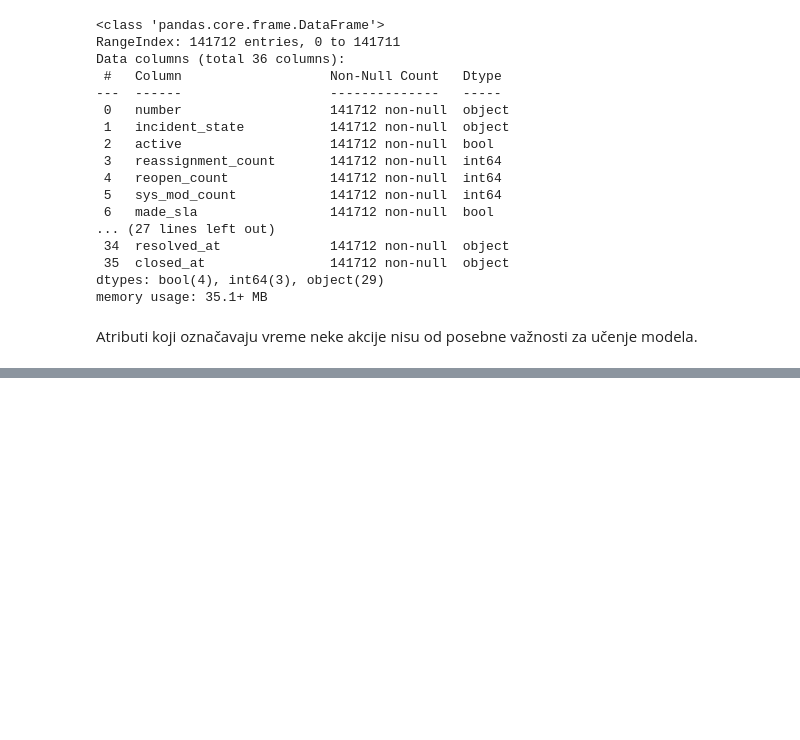
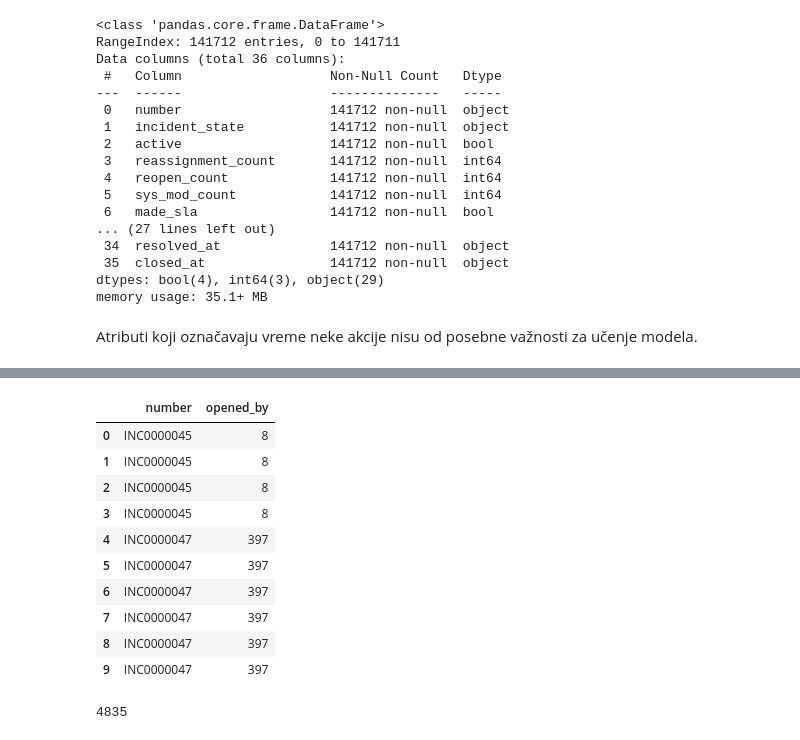
Before and after one commit to kunict11/GCN-Ticket-Reassignment-Prediction, a Jupyter notebook: 01_ExplorationPreprocessing.ipynb, the cells around one changed output, grey strips where cells are left out. Cells and saved outputs as stored; diff of their text form; code cells hidden in the pictures; blank space fills up the shorter version.

```diff
--- a/01_ExplorationPreprocessing.ipynb
+++ b/01_ExplorationPreprocessing.ipynb
@@ -48,0 +159,18 @@ df.drop(columns=timestamp_features, inplace=True)
+# %%
+df_customer.head(10)
+# %% [output]
+|  | number | opened_by |
+| 0 | INC0000045 | 8 |
+| 1 | INC0000045 | 8 |
+| 2 | INC0000045 | 8 |
+| 3 | INC0000045 | 8 |
+| 4 | INC0000047 | 397 |
+| 5 | INC0000047 | 397 |
+| 6 | INC0000047 | 397 |
+| 7 | INC0000047 | 397 |
+| 8 | INC0000047 | 397 |
+| 9 | INC0000047 | 397 |
+# %%
+count_missing(df_customer, 'opened_by')
+# %% [output]
+4835
```
Also changed, not shown: parts of 57 cells of this notebook, 4 other files.
